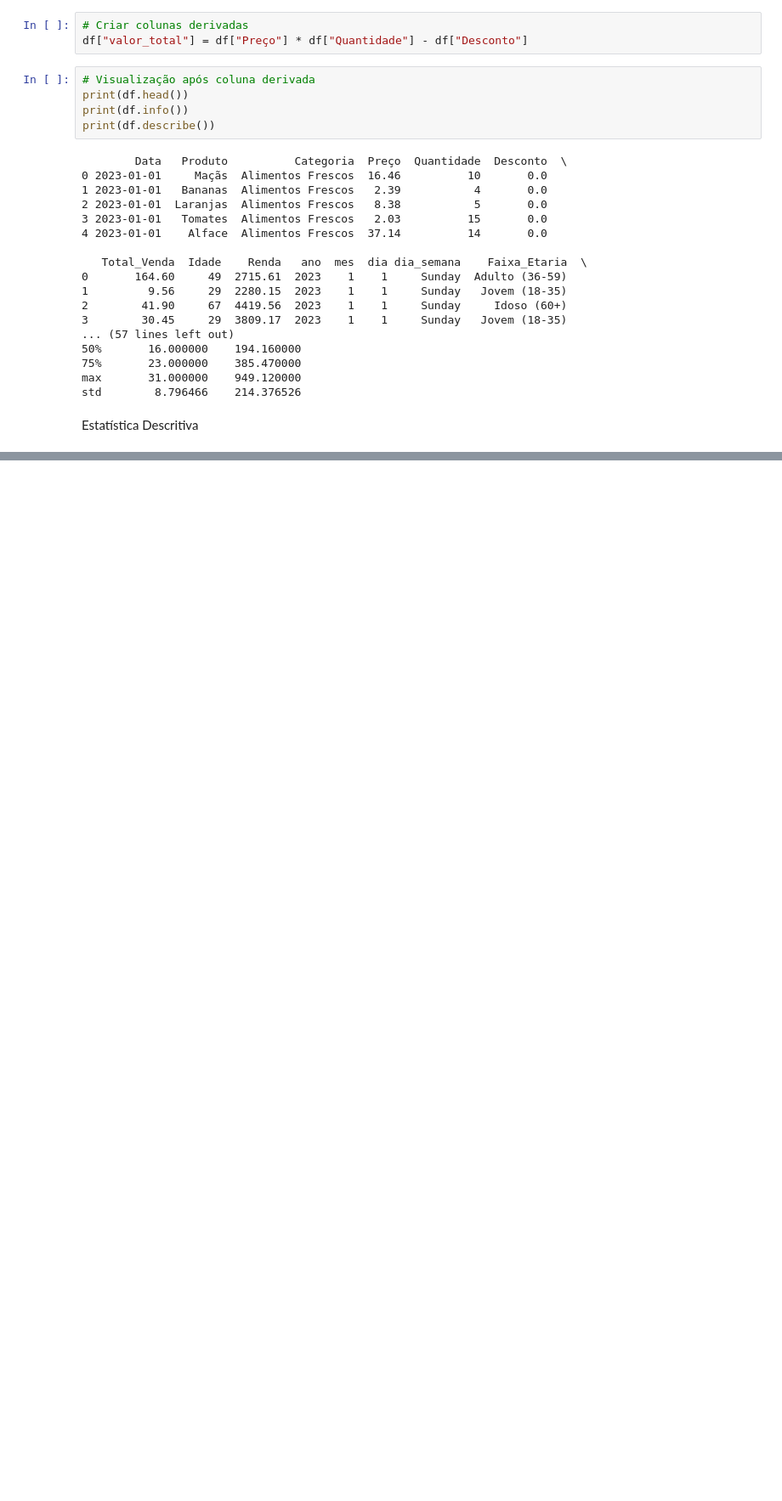
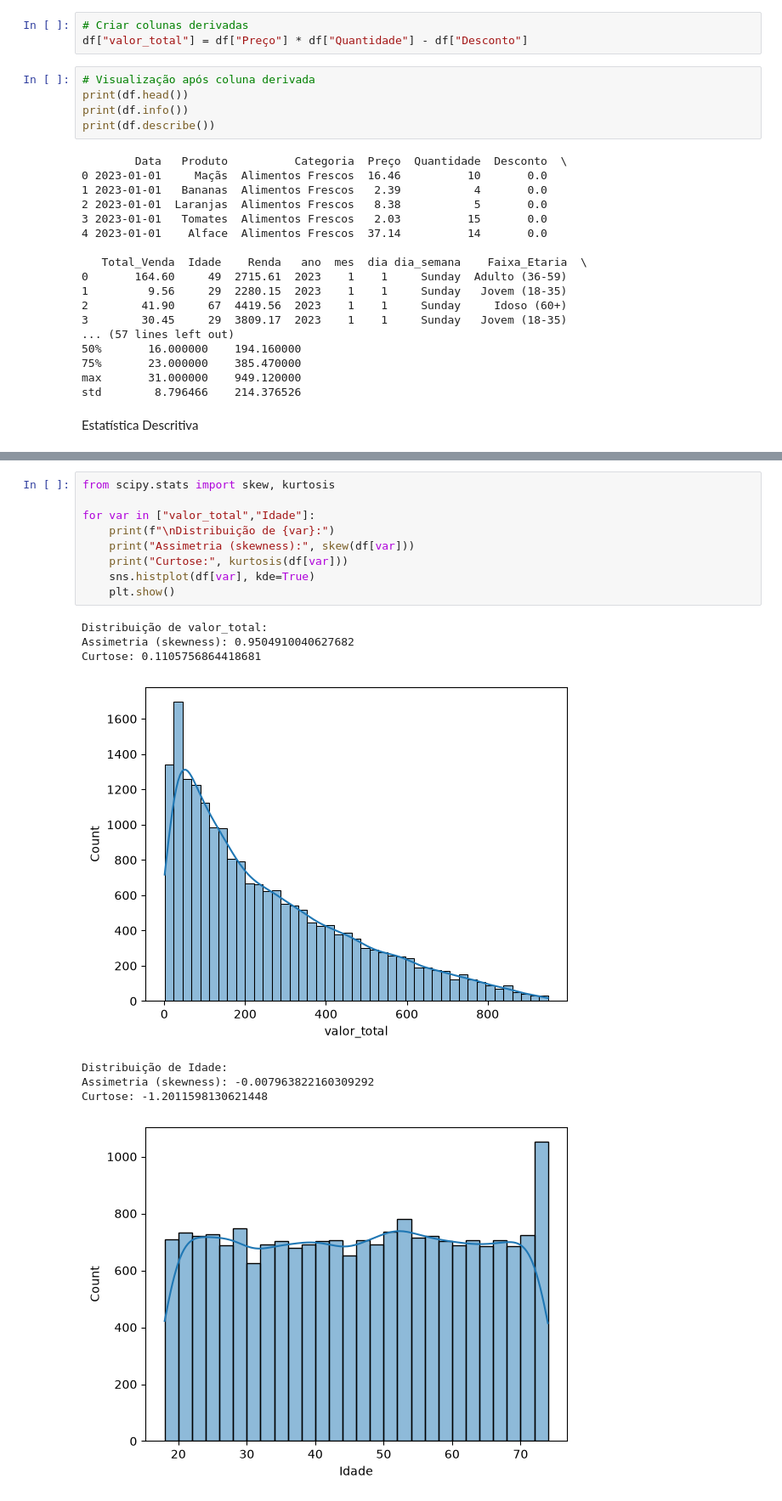
Before and after one commit to Marcela-de-Castro/ProjetoAnaliseExploratoria, a Jupyter notebook: Analise_Exploratoria.ipynb, the cells around one changed output, grey strips where cells are left out. Shown at 85% size. Drawn from its saved outputs; the diff is of its cells as text; blank space fills up the shorter version.

```diff
--- a/Analise_Exploratoria.ipynb
+++ b/Analise_Exploratoria.ipynb
@@ -223,0 +284,18 @@ Error:
+# %%
+from scipy.stats import skew, kurtosis
+
+for var in ["valor_total","Idade"]:
+    print(f"\nDistribuição de {var}:")
+    print("Assimetria (skewness):", skew(df[var]))
+    print("Curtose:", kurtosis(df[var]))
+    sns.histplot(df[var], kde=True)
+    plt.show()
+# %% [output]
+Distribuição de valor_total:
+Assimetria (skewness): 0.9504910040627682
+Curtose: 0.1105756864418681
+[figure, added]
+Distribuição de Idade:
+Assimetria (skewness): -0.007963822160309292
+Curtose: -1.2011598130621448
+[figure, added]
```
Also changed, not shown: parts of 27 cells of this notebook.
